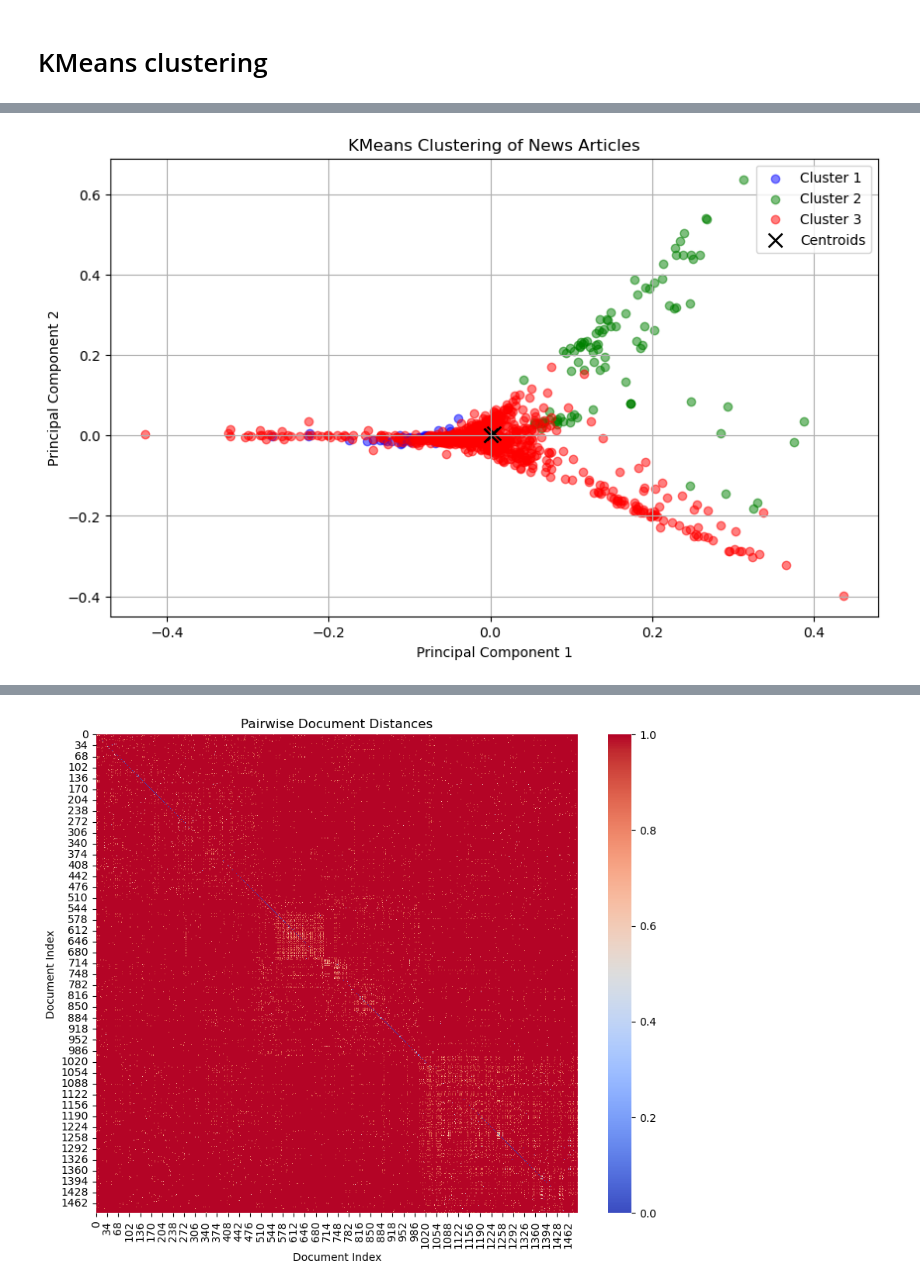
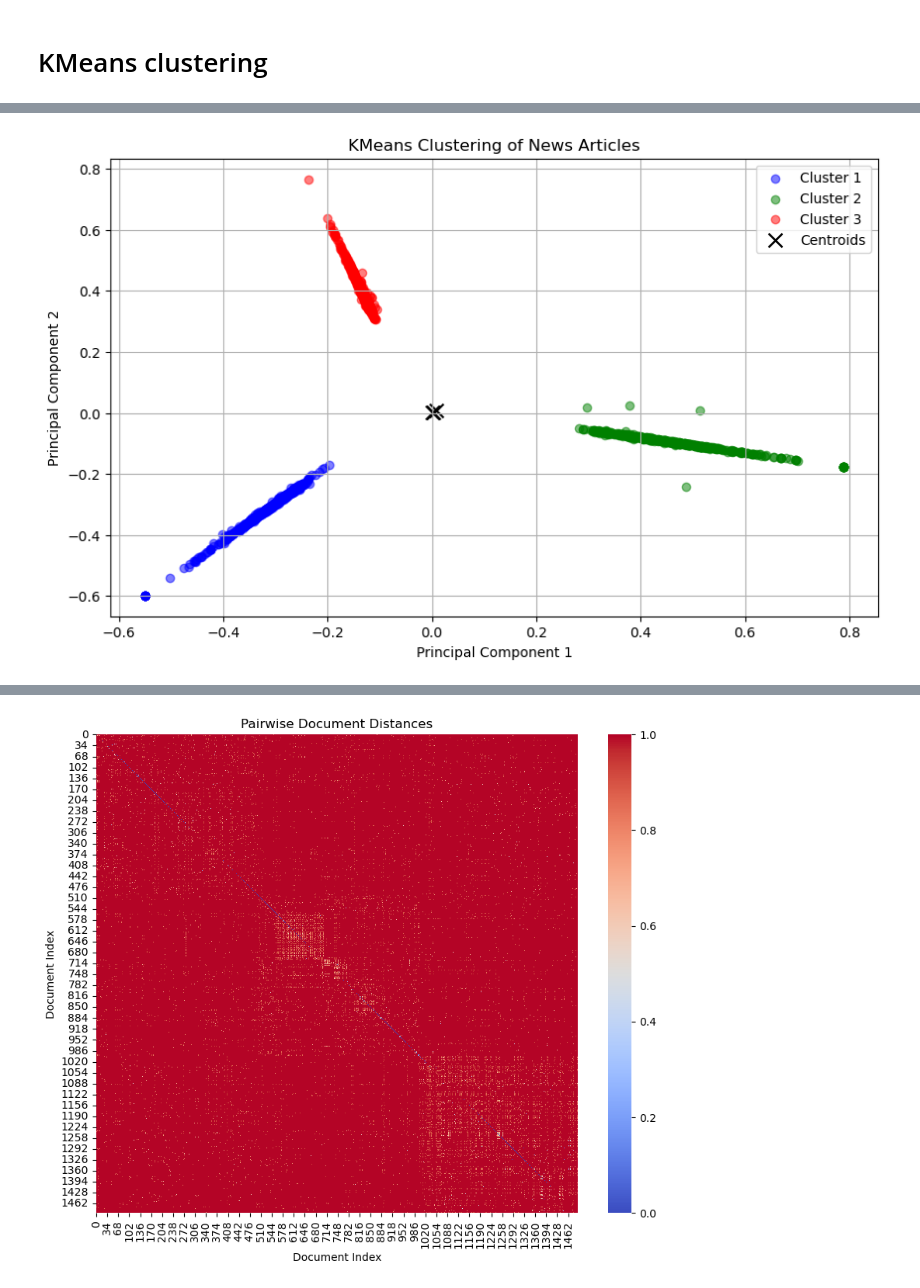
Before and after one commit to sanjok1988/jupyternote, a Jupyter notebook: task_2.ipynb, the cells around one changed output, grey strips where cells are left out. Cells and saved outputs as stored; diff of their text form; code cells hidden in the pictures.

```diff
--- a/task_2.ipynb
+++ b/task_2.ipynb
@@ -12,8 +42,4 @@ from sklearn.decomposition import PCA
 # %%
-categories = {'sports', 'business','education'}
-df = pd.read_csv('./data/news-article-categories.csv', usecols=['title','category'])
-# print(df.head())
-# print(df.tail())
 data = []
 for category in categories:
     category_data = df[df['category'] == category.upper()]
@@ -21,7 +47,16 @@ for category in categories:
     data.append(category_data)
 
 # Concatenate the category data into a single DataFrame
-df = pd.concat(data)
+# df = pd.concat(data)
+
+filtered_category_counts = df['category'].value_counts()
+print(filtered_category_counts)
+
+null_rows = df[df.isnull().any(axis=1)]
+
+# Display null rows
+print(f'Null rows:\n{null_rows}')
+
 print(df.head())
 print(df.tail())
 # %% [output]
@@ -64,0 +82,11 @@ print(X)
+# %%
+# Concatenate 'category' and 'title' columns
+df['title'] = df['category'] + ' ' + df['title']
+
+# Initialize TF-IDF vectorizer
+vectorizer = TfidfVectorizer(max_df=0.5, min_df=2, stop_words='english', use_idf=True)
+
+# Fit the vectorizer on concatenated text
+X = vectorizer.fit_transform(df['title'])
+# Print the shape of the TF-IDF matrix
+print("TF-IDF matrix shape:", X.shape)
@@ -67,8 +131,17 @@ print(X)
 # %%
 # KMeans clustering
 n_clusters = 3
-kmeans = KMeans(n_clusters=n_clusters, init='k-means++', max_iter=200, n_init=10, random_state=42)
+kmeans = KMeans(n_clusters=n_clusters, init='k-means++', max_iter=100, n_init=10, random_state=42)
 kmeans.fit(X)
 
-print(kmeans)
+# Assuming kmeans is your fitted KMeans model
+unique_clusters = len(set(kmeans.labels_))
+
+print("Number of clusters:", unique_clusters)
+
+unique_labels, counts = np.unique(kmeans.labels_, return_counts=True)
+
+# Print unique labels and their counts
+for label, count in zip(unique_labels, counts):
+    print(f"Cluster: {label}, Count: {count} documents")
 # %% [output]
@@ -95,20 +152,20 @@ Cluster 0:
 # %%
 # Reduce dimensionality for visualization
 pca = PCA(n_components=2)
 tfidf_reduced = pca.fit_transform(X.toarray())
-
+n_clusters = 3
 # Plot clusters
 plt.figure(figsize=(10, 6))
-colors = ['blue', 'green', 'red']
+colors = ['blue', 'green', 'red','yellow']
 for i in range(n_clusters):
     plt.scatter(tfidf_reduced[kmeans.labels_ == i, 0], tfidf_reduced[kmeans.labels_ == i, 1],
                 c=colors[i], label='Cluster ' + str(i + 1), alpha=0.5)
-plt.scatter(kmeans.cluster_centers_[:, 0], kmeans.cluster_centers_[:, 1], marker='x', s=100, c='black', label='Centroids')
+plt.scatter(kmeans.cluster_centers_[:, 1], kmeans.cluster_centers_[:, 1], marker='x', s=100, c='black', label='Centroids')
 plt.title('KMeans Clustering of News Articles')
 plt.xlabel('Principal Component 1')
 plt.ylabel('Principal Component 2')
 plt.legend()
 plt.grid(True)
 plt.show()
 # %% [output]
-[figure, old version]
+[figure, new version]
```
Also changed, not shown: parts of 18 cells of this notebook.
